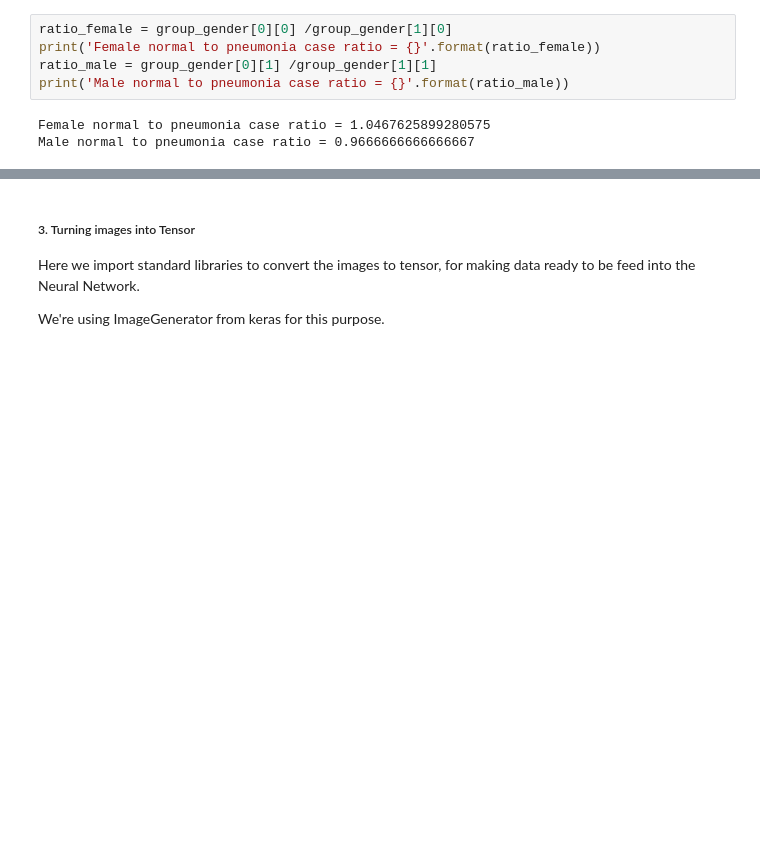
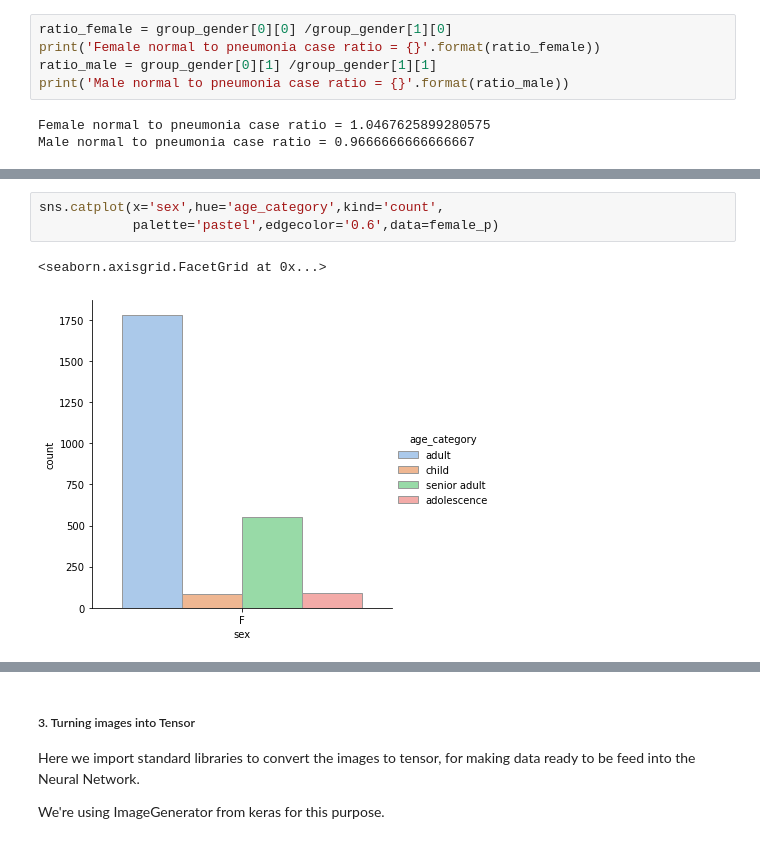
Before and after one commit to Mattobad/Pneumonia-Detection-Deep-Learning, a Jupyter notebook: End_to_End_Pneumonia_detection.ipynb, the cells around one changed output, grey strips where cells are left out. Cells and saved outputs as stored; diff of their text form; blank space fills up the shorter version.

```diff
--- a/End_to_End_Pneumonia_detection.ipynb
+++ b/End_to_End_Pneumonia_detection.ipynb
@@ -451,0 +595,6 @@ Here, normal to pneumonia case ratio is higher for male compared to female. This
+# %%
+sns.catplot(x='sex',hue='age_category',kind='count',
+            palette='pastel',edgecolor='0.6',data=female_p)
+# %% [output]
+<seaborn.axisgrid.FacetGrid at 0x...>
+[figure, added]
```
Also changed, not shown: parts of 23 cells of this notebook.
